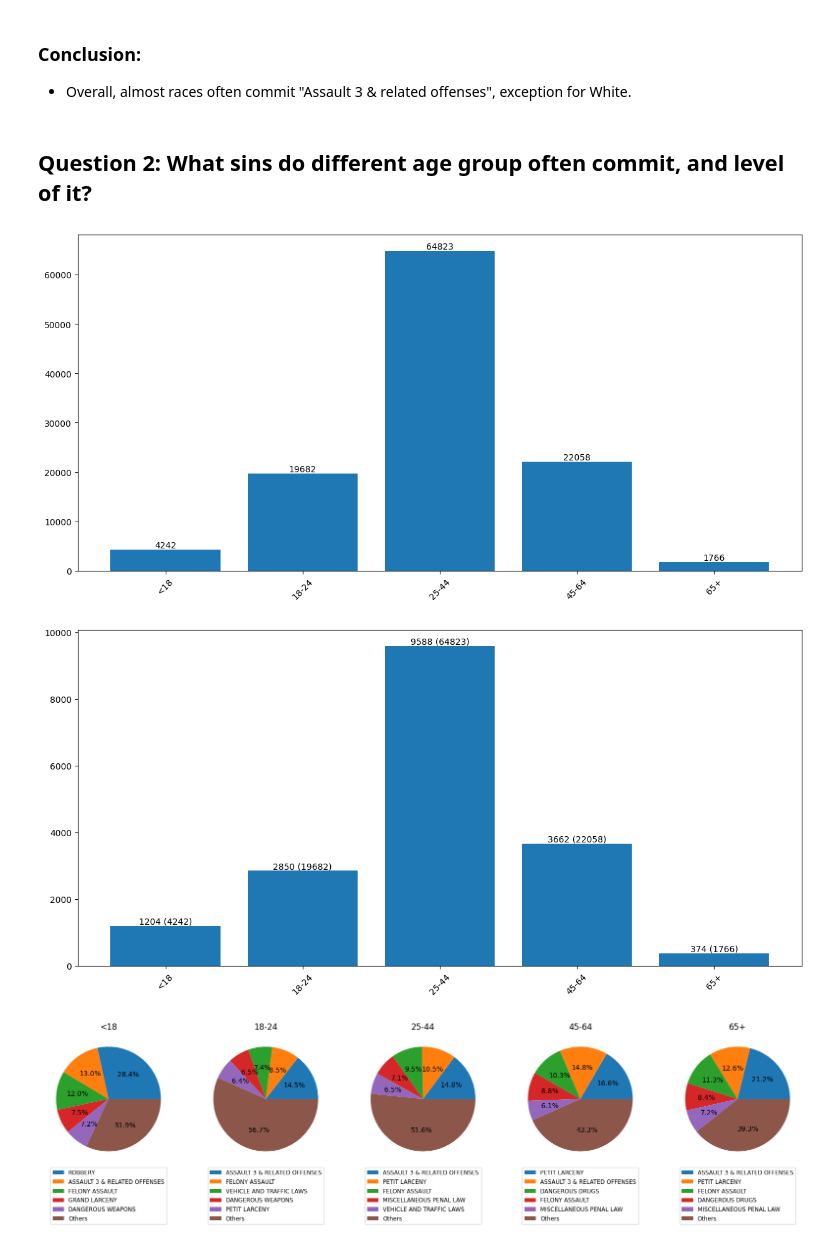
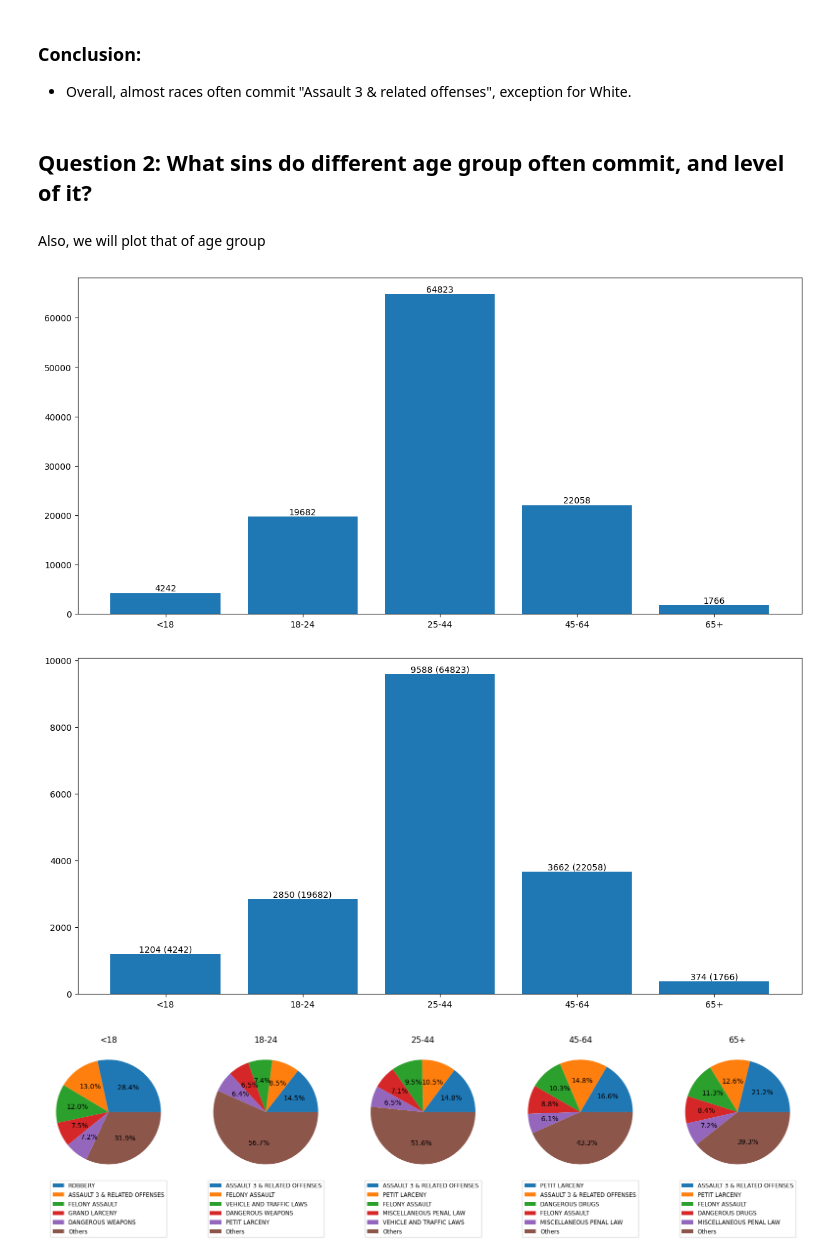
Before and after one commit to gigachad0209/Final-Project-LTKHDL, a Jupyter notebook: project.ipynb, the cells around one changed output. Drawn from its saved outputs; the diff is of its cells as text; code cells hidden in the pictures.

```diff
--- a/project.ipynb
+++ b/project.ipynb
@@ -335,29 +343,30 @@ plt.show()
 ### Conclusion:
 - Overall, almost races often commit "Assault 3 & related offenses", exception for White.
 # %% [markdown]
-## Question 2: What sins do different age group often commit, and level of it?
+## Question 2: What sins do different age group often commit, and level of it? <a class="anchor" id="q2"></a>
+# %% [markdown]
+Also, we will plot that of age group
 # %%
 df_age = df.groupby('AGE_GROUP')
 age_dict = {}
 for race in df['AGE_GROUP'].unique():
     age_dict[race] = df_age.get_group(race)
 
 age_key = list(age_dict.keys())
 age_key.sort()
 age_dict = {i: age_dict[i] for i in age_key}
 
 key = list(age_dict.keys())[-1]
 
 value = age_dict.pop(key)
 age_dict = {key: value, **age_dict}
 
 plt.figure(figsize=(15, 7))
 bar = plt.bar(age_dict.keys(), [len(age_dict[race]) for race in age_dict.keys()])
 plt.bar_label(bar)
-plt.xticks(rotation = 45)
 plt.show()
 # %% [output]
-[figure, old version]
+[figure, new version]
 # %%
 fig, ax = plt.subplots(figsize=(15, 7))
 bar = ax.bar(age_dict.keys(), [age_dict[race]['OFNS_DESC'].value_counts().iloc[0] for race in age_dict.keys()])
@@ -372,10 +381,9 @@ for rect, label in zip(rects, x_labels):
         rect.get_x() + rect.get_width() / 2, height + 5, label, ha="center", va="bottom"
     )
 
-plt.xticks(rotation = 45)
 plt.show()
 # %% [output]
-[figure, old version]
+[figure, new version]
 # %%
 plt.figure(figsize=(20, 25))
 for i, race in enumerate(age_dict.keys()):
```
Also changed, not shown: parts of 22 cells of this notebook.
